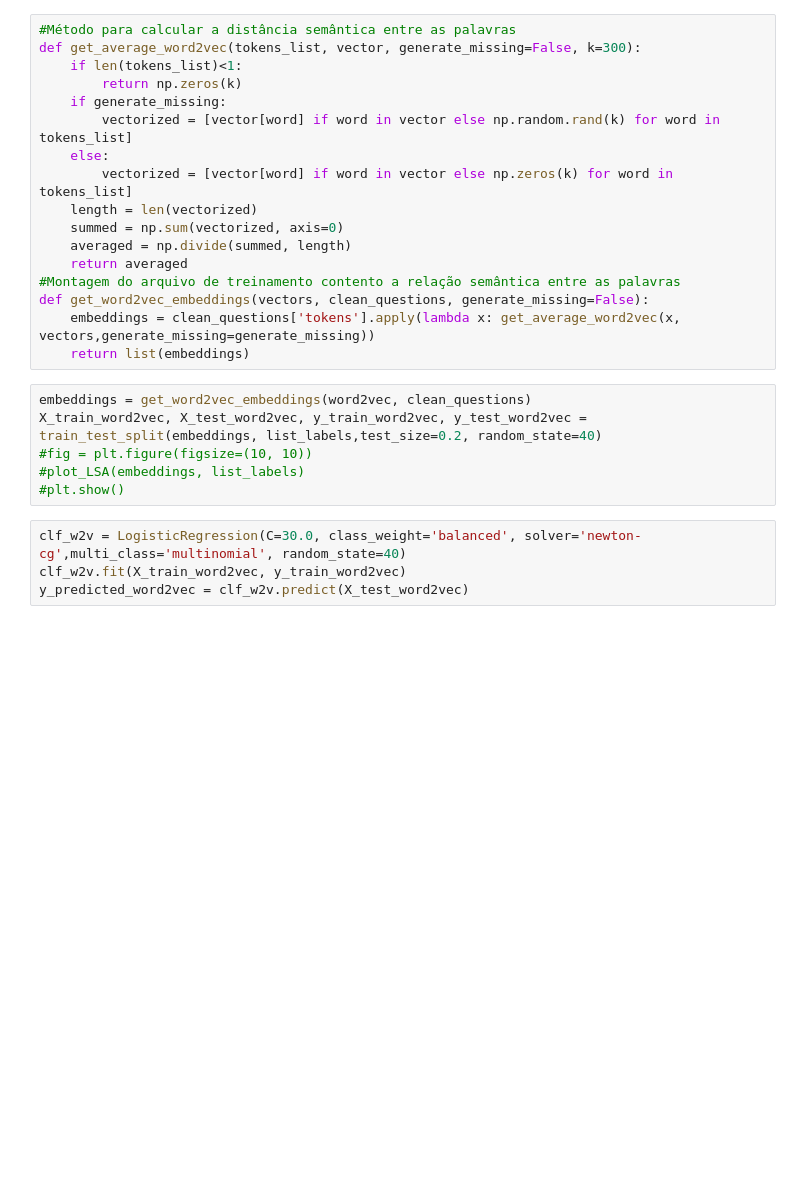
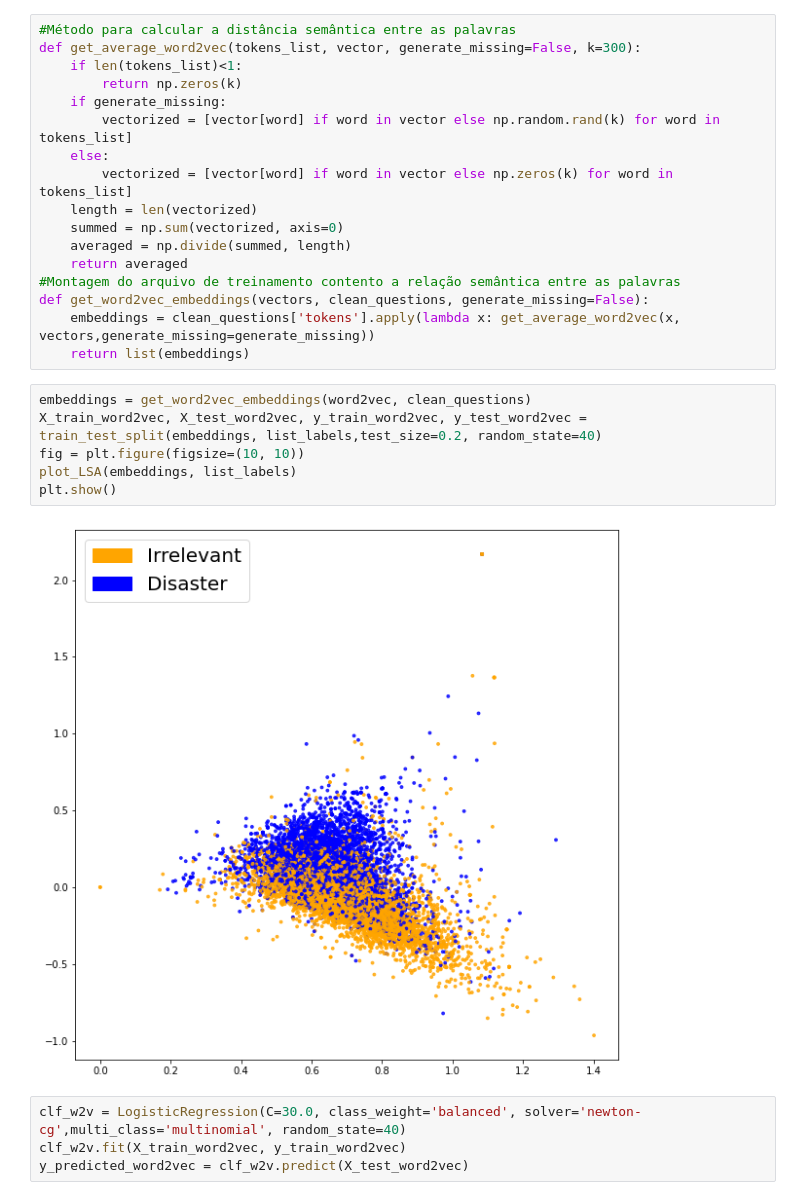
Before and after one commit to Birunda3000/Comp-cognitiva-atlantico-bootcamp, a Jupyter notebook: trailhead/Processamento de Linguagem Natural/1 e 2 - introdução a nlp.ipynb, the cells around one changed output. Drawn from its saved outputs; the diff is of its cells as text; blank space fills up the shorter version.

```diff
--- a/trailhead/Processamento de Linguagem Natural/1 e 2 - introdução a nlp.ipynb
+++ b/trailhead/Processamento de Linguagem Natural/1 e 2 - introdução a nlp.ipynb
@@ -404,9 +413,11 @@ def get_word2vec_embeddings(vectors, clean_questions, generate_missing=False):
 # %%
 embeddings = get_word2vec_embeddings(word2vec, clean_questions)
 X_train_word2vec, X_test_word2vec, y_train_word2vec, y_test_word2vec = train_test_split(embeddings, list_labels,test_size=0.2, random_state=40)
-#fig = plt.figure(figsize=(10, 10))
-#plot_LSA(embeddings, list_labels)
-#plt.show()
+fig = plt.figure(figsize=(10, 10))
+plot_LSA(embeddings, list_labels)
+plt.show()
+# %% [output]
+[figure, added]
 # %%
 clf_w2v = LogisticRegression(C=30.0, class_weight='balanced', solver='newton-cg',multi_class='multinomial', random_state=40)
 clf_w2v.fit(X_train_word2vec, y_train_word2vec)
```
Also changed, not shown: parts of 10 cells of this notebook, 4 other files.
